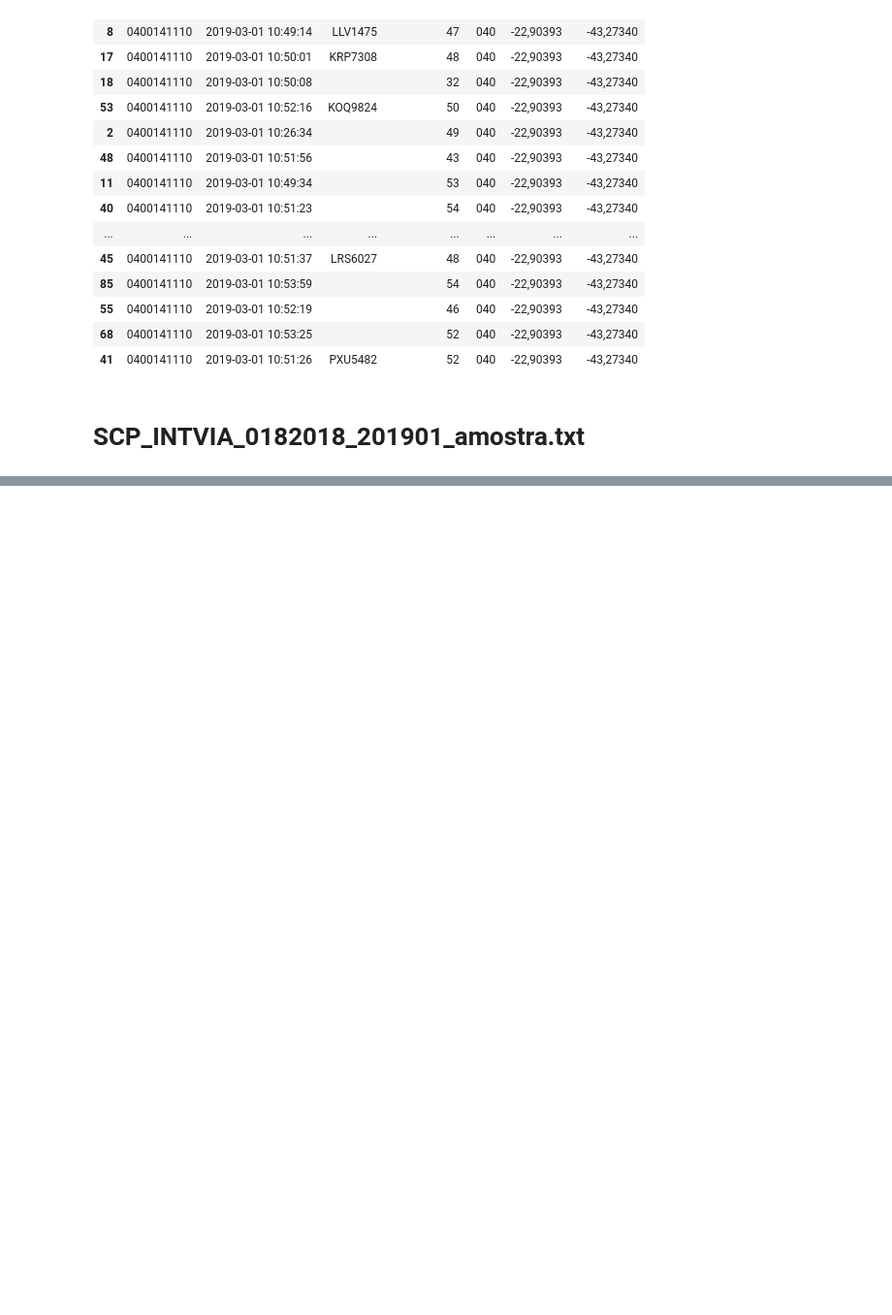
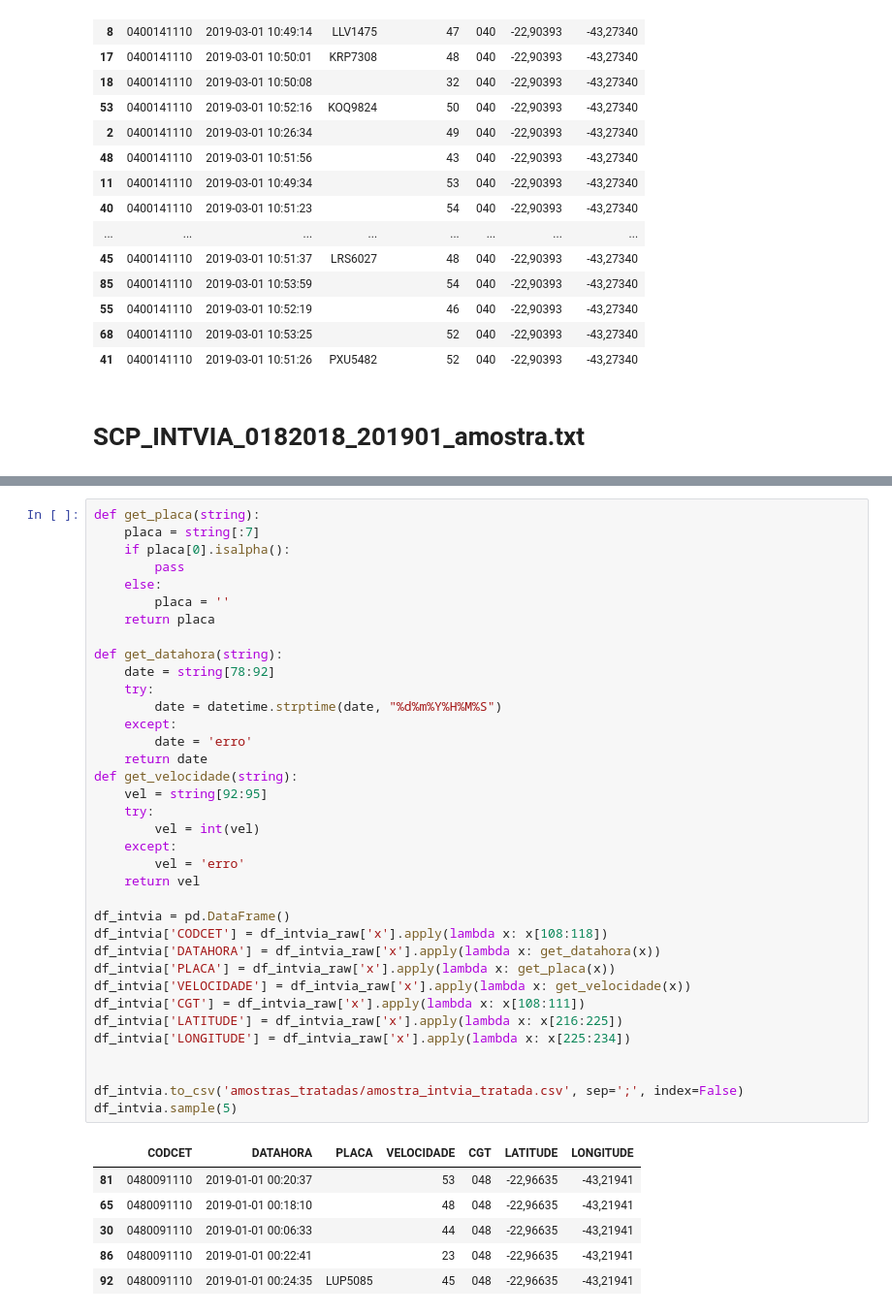
Before and after one commit to brenoimatos/UFRJ-CET-Rio, a Jupyter notebook: amostra_dados.ipynb, the cells around one changed output, grey strips where cells are left out. Shown: that part at 97% size. Drawn from its saved outputs; the diff is of its cells as text; blank space fills up the shorter version.

```diff
--- a/amostra_dados.ipynb
+++ b/amostra_dados.ipynb
@@ -513,0 +498,43 @@ df_intvia.sample(20)
+# %%
+def get_placa(string):
+    placa = string[:7]
+    if placa[0].isalpha():
+        pass
+    else:
+        placa = ''
+    return placa
+
+def get_datahora(string):
+    date = string[78:92]
+    try:
+        date = datetime.strptime(date, "%d%m%Y%H%M%S")
+    except:
+        date = 'erro'
+    return date
+def get_velocidade(string):
+    vel = string[92:95]
+    try:
+        vel = int(vel)
+    except:
+        vel = 'erro'
+    return vel
+
+df_intvia = pd.DataFrame()
+df_intvia['CODCET'] = df_intvia_raw['x'].apply(lambda x: x[108:118])
+df_intvia['DATAHORA'] = df_intvia_raw['x'].apply(lambda x: get_datahora(x))
+df_intvia['PLACA'] = df_intvia_raw['x'].apply(lambda x: get_placa(x))
+df_intvia['VELOCIDADE'] = df_intvia_raw['x'].apply(lambda x: get_velocidade(x))
+df_intvia['CGT'] = df_intvia_raw['x'].apply(lambda x: x[108:111])
+df_intvia['LATITUDE'] = df_intvia_raw['x'].apply(lambda x: x[216:225])
+df_intvia['LONGITUDE'] = df_intvia_raw['x'].apply(lambda x: x[225:234])
+
+
+df_intvia.to_csv('amostras_tratadas/amostra_intvia_tratada.csv', sep=';', index=False)
+df_intvia.sample(5)
+# %% [output]
+|  | CODCET | DATAHORA | PLACA | VELOCIDADE | CGT | LATITUDE | LONGITUDE |
+| 81 | 0480091110 | 2019-01-01 00:20:37 |  | 53 | 048 | -22,96635 | -43,21941 |
+| 65 | 0480091110 | 2019-01-01 00:18:10 |  | 48 | 048 | -22,96635 | -43,21941 |
+| 30 | 0480091110 | 2019-01-01 00:06:33 |  | 44 | 048 | -22,96635 | -43,21941 |
+| 86 | 0480091110 | 2019-01-01 00:22:41 |  | 23 | 048 | -22,96635 | -43,21941 |
+| 92 | 0480091110 | 2019-01-01 00:24:35 | LUP5085 | 45 | 048 | -22,96635 | -43,21941 |
```
Also changed, not shown: parts of 4 cells of this notebook.
